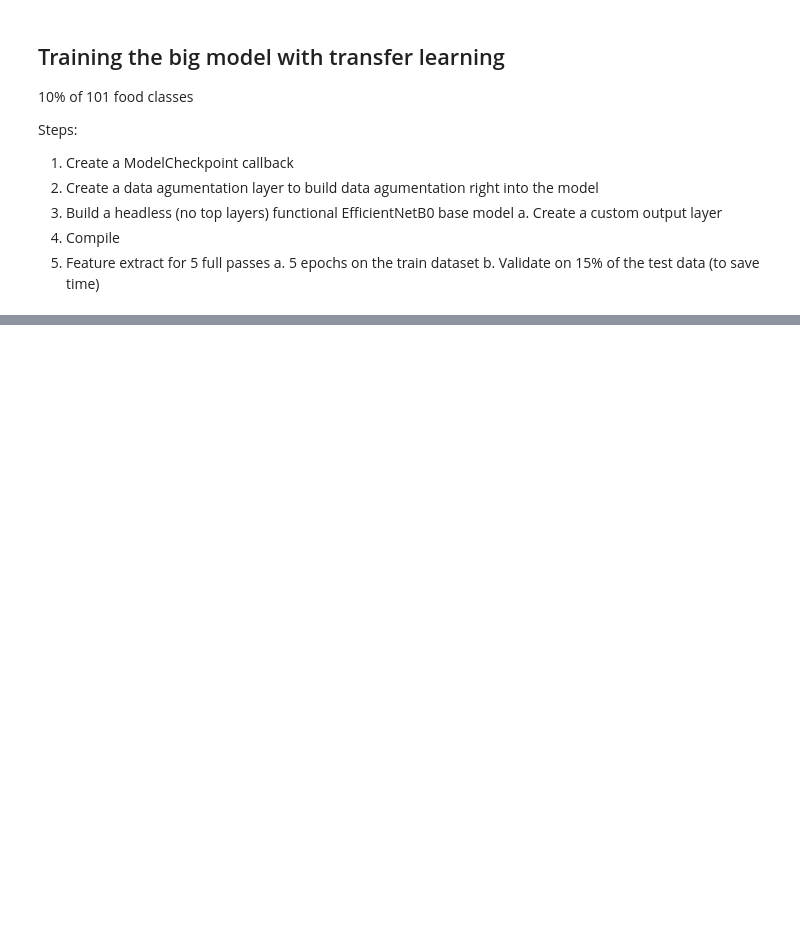
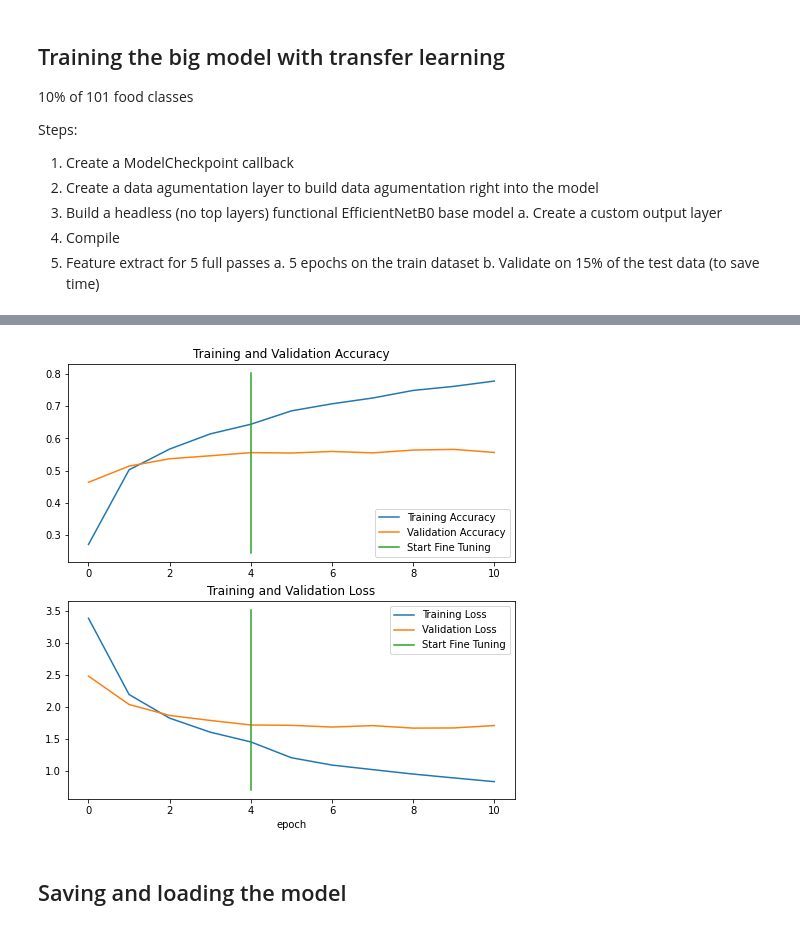
Before and after one commit to GlennChon/tensorflow_notes, a Jupyter notebook: 06_transfer_learning_3.ipynb, the cells around one changed output, grey strips where cells are left out. Saved outputs shown, nothing was run; the diff lists cells and outputs as text; code cells hidden in the pictures; blank space fills up the shorter version.

```diff
--- a/06_transfer_learning_3.ipynb
+++ b/06_transfer_learning_3.ipynb
@@ -83,0 +237,5 @@ data_aug = Sequential([
+# %%
+# recompile model, lower learning rate by 10x
+model.compile(loss=tf.keras.losses.CategoricalCrossentropy(),
+            optimizer=tf.keras.optimizers.Adam(learning_rate=0.0001),
+            metrics=['accuracy'])
@@ -83,0 +253,11 @@ data_aug = Sequential([
+# %%
+
+fine_tune_epochs = 10
+
+#fine-tune our model
+history_all_classes_10_percent_fine_tune = model.fit(train_data_all_10_percent,
+          epochs=fine_tune_epochs, # fit for 5 epochs to keep experiments quick
+          validation_data=test_data,
+          validation_steps=int(0.15 * len(test_data)), # evaluate on smaller portion of test data
+          initial_epoch=history_all_classes_10_percent.epoch[-1], # start from the last epoch of the previous training
+          ) # save best model weights to file
@@ -83,0 +315,8 @@ data_aug = Sequential([
+# %%
+compare_historys(original_history=history_all_classes_10_percent,
+                new_history=history_all_classes_10_percent_fine_tune,
+                initial_epochs=5)
+# %% [output]
+[figure, added]
+# %% [markdown]
+## Saving and loading the model
```
Also changed, not shown: parts of 32 cells of this notebook, 1 other file.
